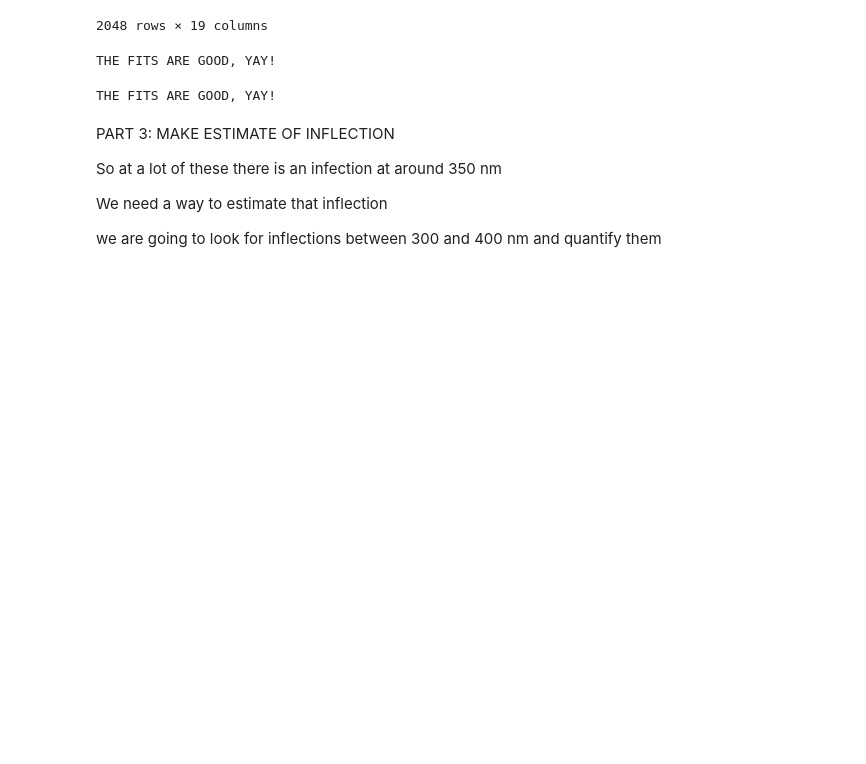
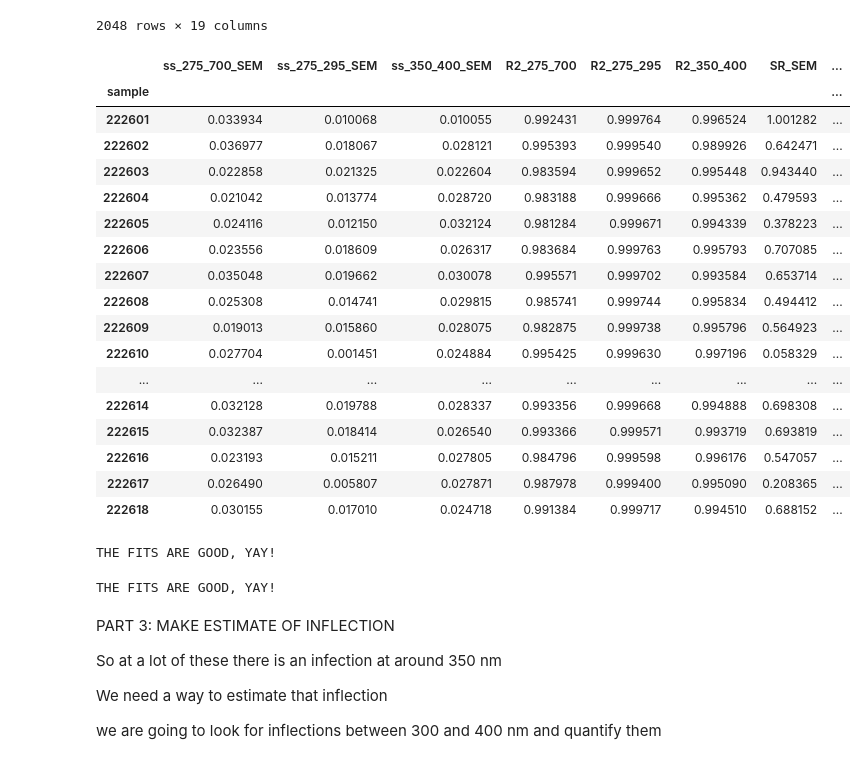
Before and after one commit to Hanna-the-explorer/NASA_Jupyter_Projects, a Jupyter notebook: DATA_Processing_codes/CDOM_DATA_PROCESS.ipynb, the cells around one changed output. Saved outputs shown, nothing was run; the diff lists cells and outputs as text; code cells hidden in the pictures; blank space fills up the shorter version.

```diff
--- a/DATA_Processing_codes/CDOM_DATA_PROCESS.ipynb
+++ b/DATA_Processing_codes/CDOM_DATA_PROCESS.ipynb
@@ -267,33 +304,54 @@ for (columnName, columnData) in df.iteritems():
     #get the valuse for exp_equation 350 to 400 and calcuate rSquared
     squaredDiffs = np.square(ydata_s350 - exp_equation(xdata_s350, a, s, b))
     squaredDiffsFromMean = np.square(ydata_s350 - np.mean(ydata_s350))
     rSquared = 1 - np.sum(squaredDiffs) / np.sum(squaredDiffsFromMean)
     R2_350_400 = rSquared
     ss_350_400 = s
 
     #get the spectral ratio
     sr = ss_275_295 / ss_350_400
 
     dict = {'sample':[columnName],
         'ss_275_700_SEM':[ss_275_700],
         'ss_275_295_SEM':[ss_275_295],
         'ss_350_400_SEM':[ss_350_400],
         'R2_275_700':[R2_275_700],
         'R2_275_295':[R2_275_295],
         'R2_350_400':[R2_350_400],
         'SR_SEM':[sr],
         'abs_254_SEM':[abs_254],
         'abs_280_SEM':[abs_280],
         'abs_320_SEM':[abs_320],
         'abs_350_SEM':[abs_350],
         'abs_412_SEM':[abs_412],
         'abs_440_SEM':[abs_440]}
     ss_outs = pd.DataFrame(dict)
     ss_outs = ss_outs.set_index('sample', drop=True)
     Frames.append(ss_outs)
 
 ss_outs = pd.concat(Frames, axis=0, ignore_index=False) # adds all the things in the frame together to make a new df
 ss_outs = ss_outs.drop('wl')
+
+ss_outs
+# %% [output]
+|  | ss_275_700_SEM | ss_275_295_SEM | ss_350_400_SEM | R2_275_700 | R2_275_295 | R2_350_400 | SR_SEM | ... |
+| sample |  |  |  |  |  |  |  | ... |
+| 222601 | 0.033934 | 0.010068 | 0.010055 | 0.992431 | 0.999764 | 0.996524 | 1.001282 | ... |
+| 222602 | 0.036977 | 0.018067 | 0.028121 | 0.995393 | 0.999540 | 0.989926 | 0.642471 | ... |
+| 222603 | 0.022858 | 0.021325 | 0.022604 | 0.983594 | 0.999652 | 0.995448 | 0.943440 | ... |
+| 222604 | 0.021042 | 0.013774 | 0.028720 | 0.983188 | 0.999666 | 0.995362 | 0.479593 | ... |
+| 222605 | 0.024116 | 0.012150 | 0.032124 | 0.981284 | 0.999671 | 0.994339 | 0.378223 | ... |
+| 222606 | 0.023556 | 0.018609 | 0.026317 | 0.983684 | 0.999763 | 0.995793 | 0.707085 | ... |
+| 222607 | 0.035048 | 0.019662 | 0.030078 | 0.995571 | 0.999702 | 0.993584 | 0.653714 | ... |
+| 222608 | 0.025308 | 0.014741 | 0.029815 | 0.985741 | 0.999744 | 0.995834 | 0.494412 | ... |
+| 222609 | 0.019013 | 0.015860 | 0.028075 | 0.982875 | 0.999738 | 0.995796 | 0.564923 | ... |
+| 222610 | 0.027704 | 0.001451 | 0.024884 | 0.995425 | 0.999630 | 0.997196 | 0.058329 | ... |
+| ... | ... | ... | ... | ... | ... | ... | ... | ... |
+| 222614 | 0.032128 | 0.019788 | 0.028337 | 0.993356 | 0.999668 | 0.994888 | 0.698308 | ... |
+| 222615 | 0.032387 | 0.018414 | 0.026540 | 0.993366 | 0.999571 | 0.993719 | 0.693819 | ... |
+| 222616 | 0.023193 | 0.015211 | 0.027805 | 0.984796 | 0.999598 | 0.996176 | 0.547057 | ... |
+| 222617 | 0.026490 | 0.005807 | 0.027871 | 0.987978 | 0.999400 | 0.995090 | 0.208365 | ... |
+| 222618 | 0.030155 | 0.017010 | 0.024718 | 0.991384 | 0.999717 | 0.994510 | 0.688152 | ... |
 # %%
 #HERE WE TEST TO MAKE SURE THE R SQAURED IS GOOD
 #this will let us know if something is wrong and where
```
Also changed, not shown: parts of 3 cells of this notebook, 14 other files.
